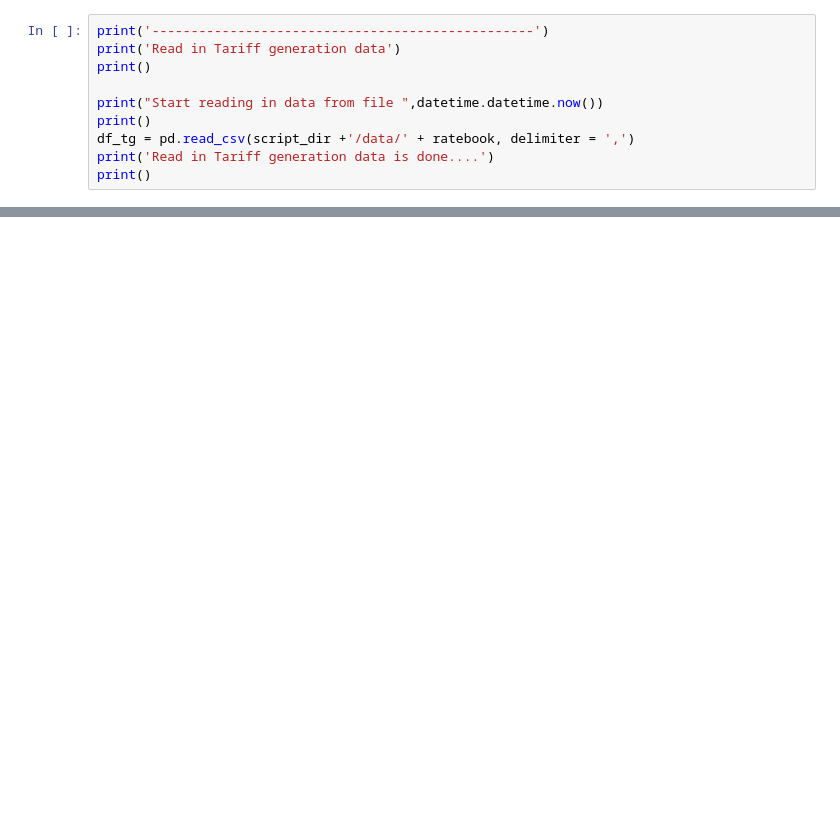
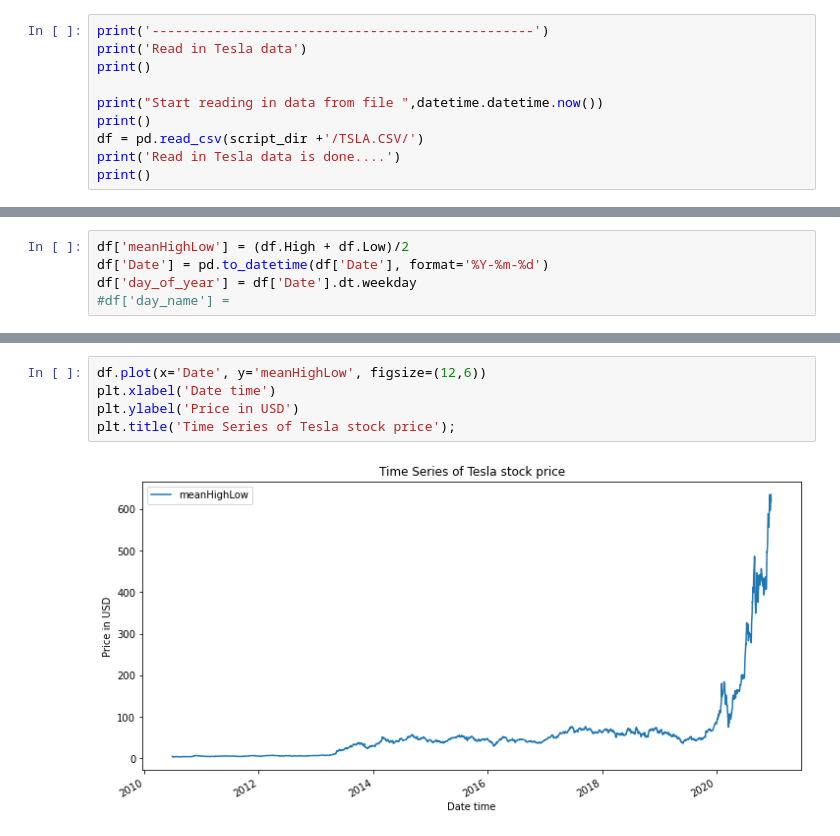
Before and after one commit to anahita987/anomaly-detection, a Jupyter notebook: Untitled.ipynb, the cells around one changed output, grey strips where cells are left out. Saved outputs shown, nothing was run; the diff lists cells and outputs as text; blank space fills up the shorter version.

```diff
--- a/Untitled.ipynb
+++ b/Untitled.ipynb
@@ -35,10 +50,10 @@ G:\Meine Ablage
 # %%
 print('-------------------------------------------------')
-print('Read in Tariff generation data')
+print('Read in Tesla data')
 print()
 
 print("Start reading in data from file ",datetime.datetime.now())
 print()
-df_tg = pd.read_csv(script_dir +'/data/' + ratebook, delimiter = ',')
-print('Read in Tariff generation data is done....')
+df = pd.read_csv(script_dir +'/TSLA.CSV/')
+print('Read in Tesla data is done....')
 print()
@@ -44,0 +67,5 @@ print()
+# %%
+df['meanHighLow'] = (df.High + df.Low)/2
+df['Date'] = pd.to_datetime(df['Date'], format='%Y-%m-%d')
+df['day_of_year'] = df['Date'].dt.weekday
+#df['day_name'] =
@@ -44,0 +128,7 @@ print()
+# %%
+df.plot(x='Date', y='meanHighLow', figsize=(12,6))
+plt.xlabel('Date time')
+plt.ylabel('Price in USD')
+plt.title('Time Series of Tesla stock price');
+# %% [output]
+[figure, added]
```
Also changed, not shown: parts of 30 cells of this notebook.
